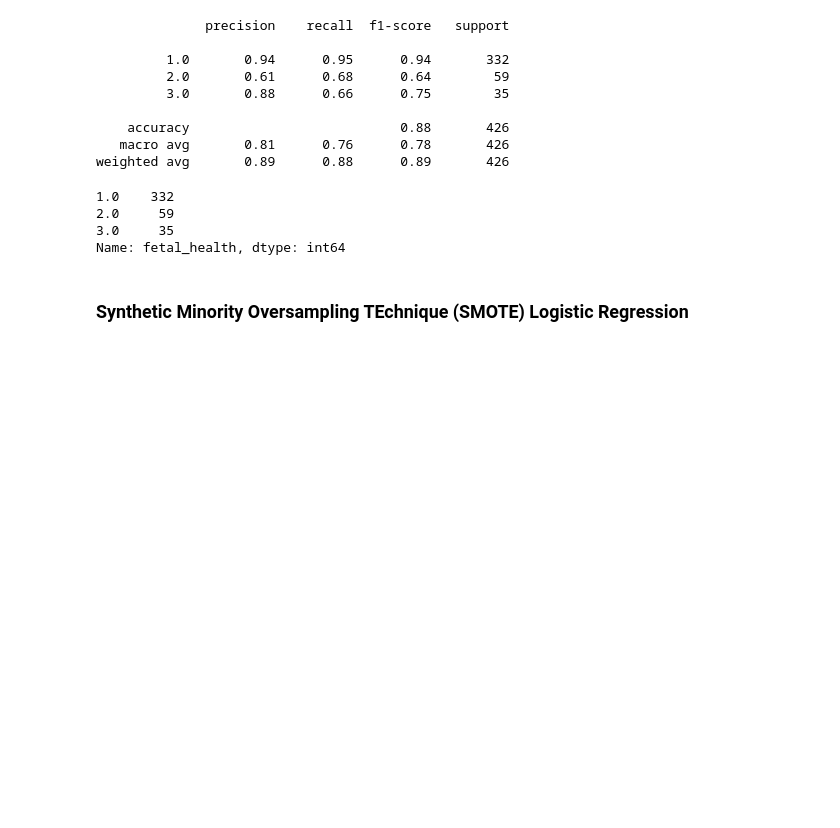
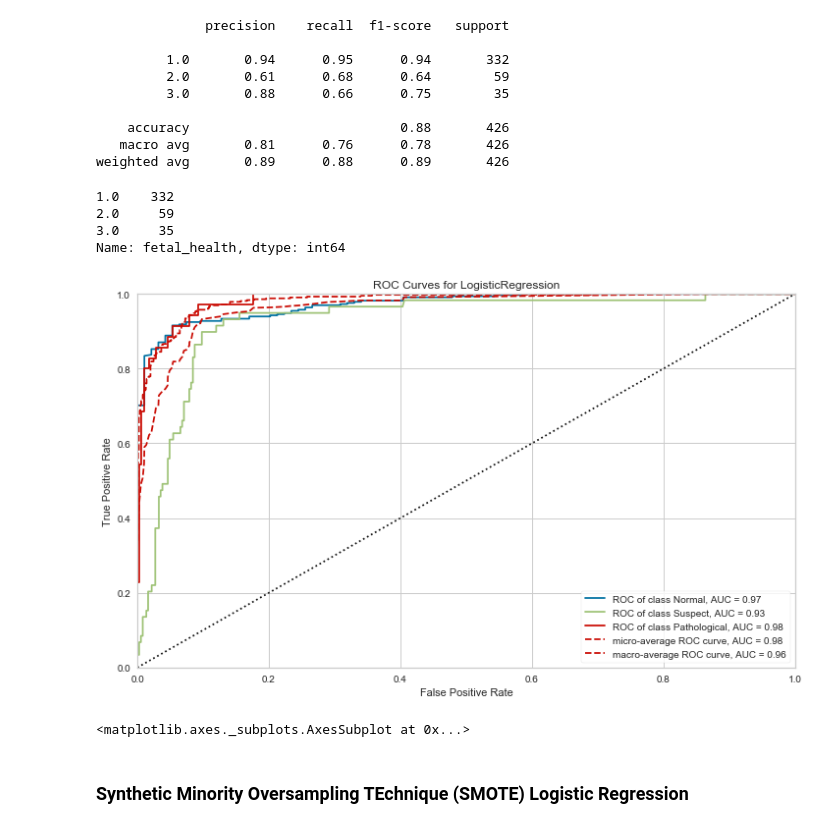
Before and after one commit to JVasquez5/IBM-Machine-Learning-Professional-Certificate, a Jupyter notebook: Module_3/fetal_health.ipynb, the cells around one changed output. Cells and saved outputs as stored; diff of their text form; code cells hidden in the pictures; blank space fills up the shorter version.

Commit message:
Doc: Add ROC Curve visuals for all applicable models.

```diff
--- a/Module_3/fetal_health.ipynb
+++ b/Module_3/fetal_health.ipynb
@@ -292,6 +294,15 @@ y_test.value_counts()
 2.0     59
 3.0     35
 Name: fetal_health, dtype: int64
+# %%
+fig, ax = plt.subplots(figsize=(12, 7))
+roc = ROCAUC(logreg, classes=classes, ax=ax)
+roc.fit(X_train, y_train)        # Fit the training data to the visualizer
+roc.score(X_test, y_test)        # Evaluate the model on the test data
+roc.show()
+# %% [output]
+[figure, added]
+<matplotlib.axes._subplots.AxesSubplot at 0x...>
 # %% [markdown]
 ### Synthetic Minority Oversampling TEchnique (SMOTE) Logistic Regression
 # %%
```
Also changed, not shown: parts of 11 cells of this notebook.
